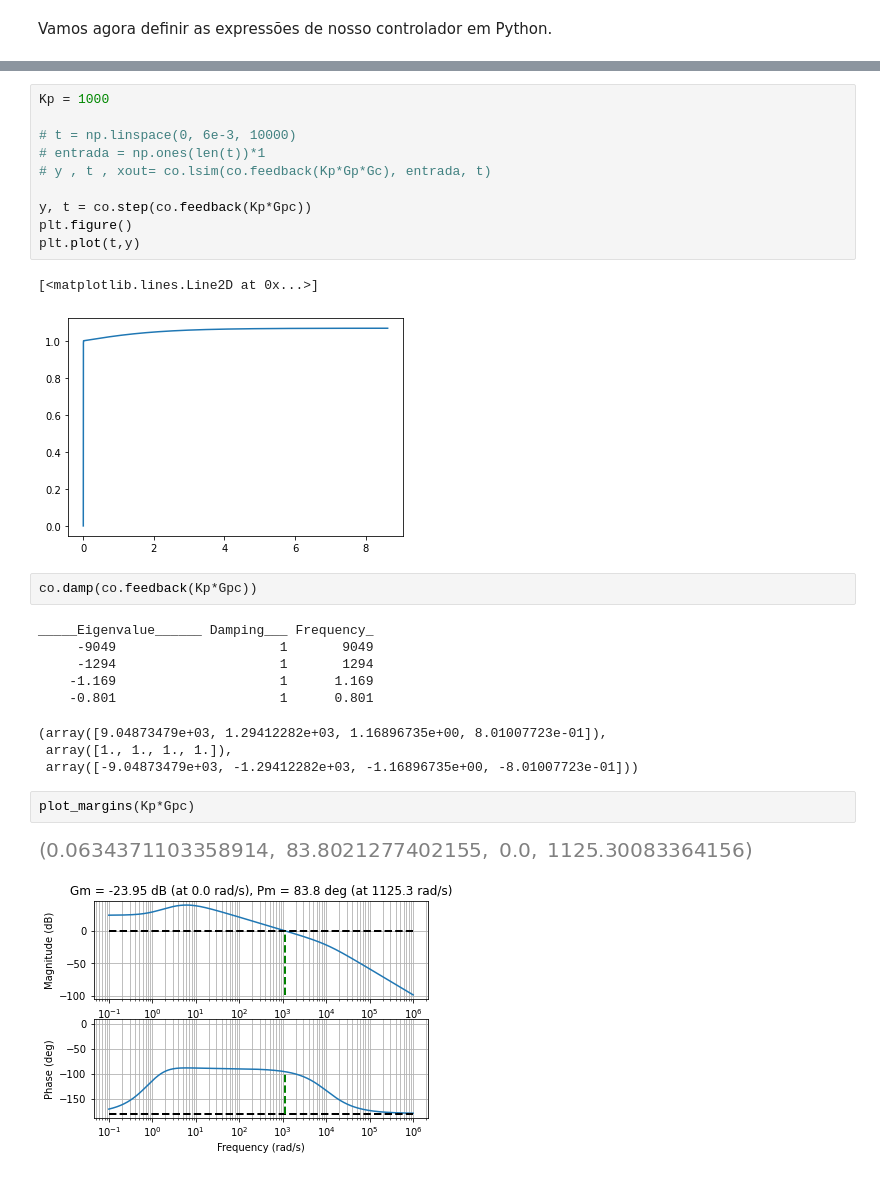
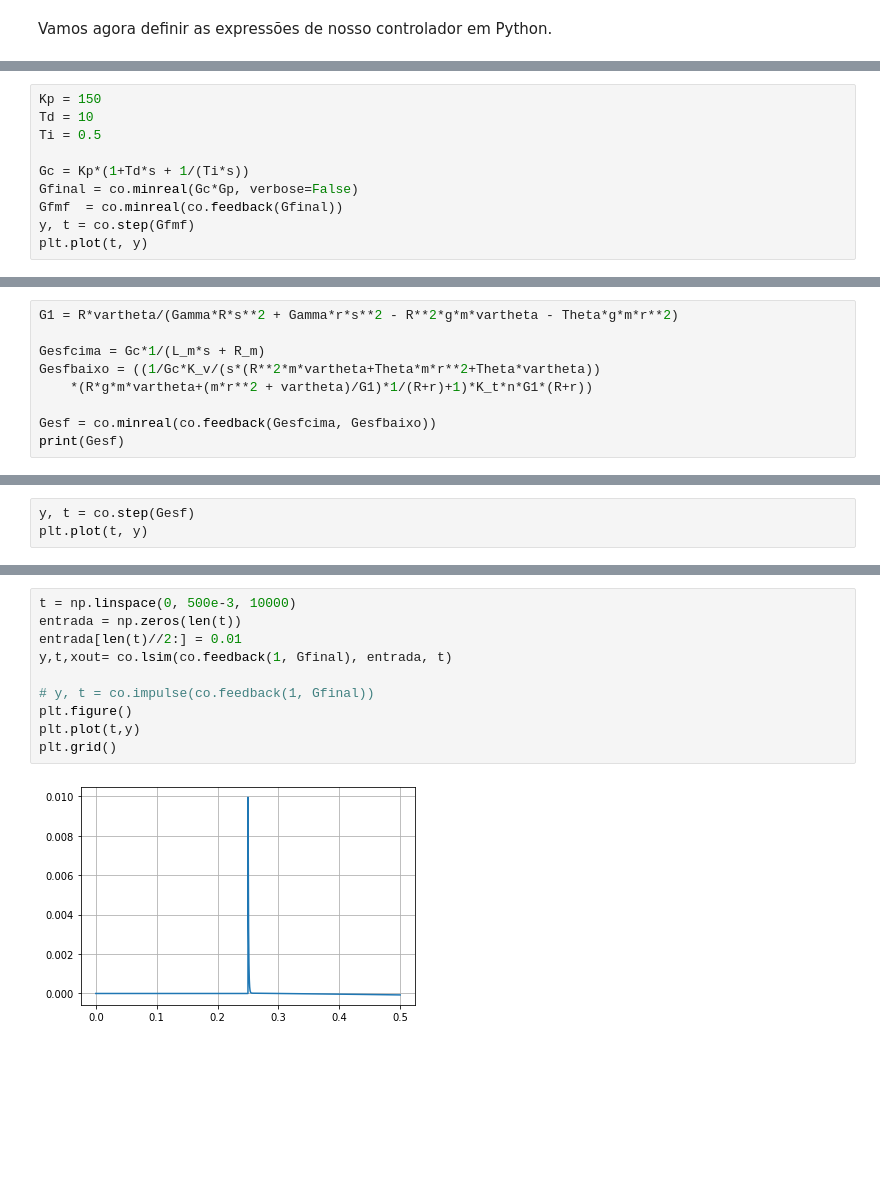
Before and after one commit to Maionepy/Controle_Projeto_Final, a Jupyter notebook: Trabalho_Final.ipynb, the cells around one changed output, grey strips where cells are left out. Drawn from its saved outputs; the diff is of its cells as text; blank space fills up the shorter version.

```diff
--- a/Trabalho_Final.ipynb
+++ b/Trabalho_Final.ipynb
@@ -296,0 +301,10 @@ s^4 + 1.034e+04 s^3 + 2.301e+04 s^2 - 3.366e+05 s - 7.427e+05
+# %%
+Kp = 150
+Td = 10
+Ti = 0.5
+
+Gc = Kp*(1+Td*s + 1/(Ti*s))
+Gfinal = co.minreal(Gc*Gp, verbose=False)
+Gfmf  = co.minreal(co.feedback(Gfinal))
+y, t = co.step(Gfmf)
+plt.plot(t, y)
@@ -296,0 +376,9 @@ s^4 + 1.034e+04 s^3 + 2.301e+04 s^2 - 3.366e+05 s - 7.427e+05
+# %%
+G1 = R*vartheta/(Gamma*R*s**2 + Gamma*r*s**2 - R**2*g*m*vartheta - Theta*g*m*r**2)
+
+Gesfcima = Gc*1/(L_m*s + R_m)
+Gesfbaixo = ((1/Gc*K_v/(s*(R**2*m*vartheta+Theta*m*r**2+Theta*vartheta))
+    *(R*g*m*vartheta+(m*r**2 + vartheta)/G1)*1/(R+r)+1)*K_t*n*G1*(R+r))
+
+Gesf = co.minreal(co.feedback(Gesfcima, Gesfbaixo))
+print(Gesf)
@@ -296,0 +391,3 @@ s^4 + 1.034e+04 s^3 + 2.301e+04 s^2 - 3.366e+05 s - 7.427e+05
+# %%
+y, t = co.step(Gesf)
+plt.plot(t, y)
@@ -297,29 +412,12 @@ s^4 + 1.034e+04 s^3 + 2.301e+04 s^2 - 3.366e+05 s - 7.427e+05
 # %%
-Kp = 1000
+t = np.linspace(0, 500e-3, 10000)
+entrada = np.zeros(len(t))
+entrada[len(t)//2:] = 0.01
+y,t,xout= co.lsim(co.feedback(1, Gfinal), entrada, t)
 
-# t = np.linspace(0, 6e-3, 10000)
-# entrada = np.ones(len(t))*1
-# y , t , xout= co.lsim(co.feedback(Kp*Gp*Gc), entrada, t)
-
-y, t = co.step(co.feedback(Kp*Gpc))
+# y, t = co.impulse(co.feedback(1, Gfinal))
 plt.figure()
 plt.plot(t,y)
+plt.grid()
 # %% [output]
-[<matplotlib.lines.Line2D at 0x...>]
-[figure, old version]
+[figure, new version]
-# %%
-co.damp(co.feedback(Kp*Gpc))
-# %% [output]
-_____Eigenvalue______ Damping___ Frequency_
-     -9049                     1       9049
-     -1294                     1       1294
-    -1.169                     1      1.169
-    -0.801                     1      0.801
-(array([9.04873479e+03, 1.29412282e+03, 1.16896735e+00, 8.01007723e-01]),
- array([1., 1., 1., 1.]),
- array([-9.04873479e+03, -1.29412282e+03, -1.16896735e+00, -8.01007723e-01]))
-# %%
-plot_margins(Kp*Gpc)
-# %% [output]
-[figure, removed]
-[figure, removed]
```
Also changed, not shown: parts of 30 cells of this notebook, 1 other file.
